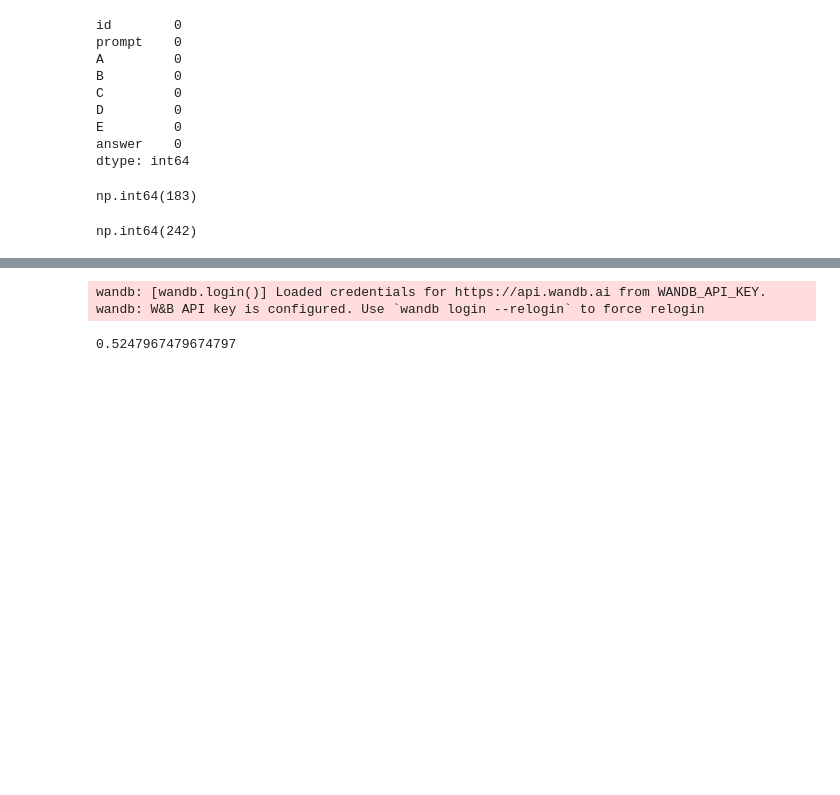
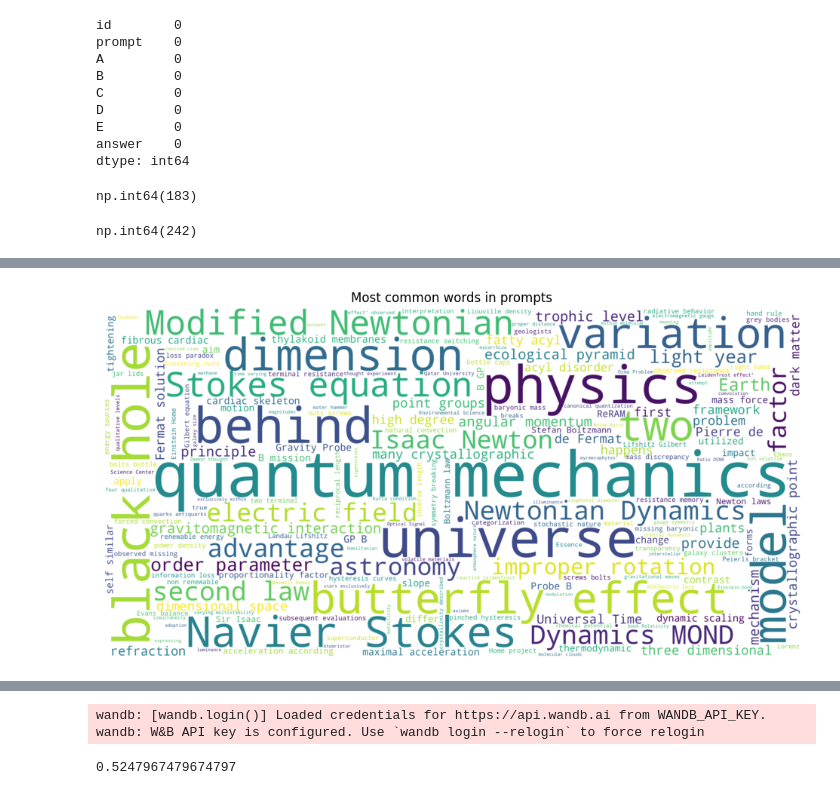
Before and after one commit to 24f2002314/DL-24f2002314-notebook-t22026, a Jupyter notebook: DL-24f2002314-notebook-t22026.ipynb, the cells around one changed output, grey strips where cells are left out. Saved outputs shown, nothing was run; the diff lists cells and outputs as text; code cells hidden in the pictures; blank space fills up the shorter version.

```diff
--- a/DL-24f2002314-notebook-t22026.ipynb
+++ b/DL-24f2002314-notebook-t22026.ipynb
@@ -104,3 +121,28 @@ Text(0.5, 1.0, 'Answer Distribution')
+# %%
+from wordcloud import WordCloud,STOPWORDS
+import matplotlib.pyplot as plt
+
+text=" ".join(df['prompt'].tolist())
+custom_stopwords=[
+    'following', 'listed', 'choices', 'choice', 'options', 'option',
+    'correct', 'answer', 'answers', 'statement', 'statements',
+    'identify', 'select', 'determine', 'pick', 'choose',
+    'context', 'given', 'carefully', 'possible', 'best',
+    'among', 'accurately', 'describes', 'describe', 'accurate',
+    'based', 'relationship', 'role', 'reason', 'significance',
+    'associated', 'used', 'term', 'distinction', 'defined', 'definition',
+    'concept', 'measuring', 'origin', 'proposed', 'purpose',
+    'focus', 'main', 'formation', 'processes'
+]
+wc=WordCloud(width=2000,height=1000,background_color='white',scale=2,stopwords=STOPWORDS.union(custom_stopwords),max_words=200).generate(text)
+
+plt.figure(figsize=(12,6))
+plt.imshow(wc, interpolation='bilinear')
+plt.axis('off')
+plt.title("Most common words in prompts")
+plt.show()
+# %% [output]
+[figure, added]
 # %%
 df=df.drop('answer',axis=1)
 # %%
```
Also changed, not shown: parts of 15 cells of this notebook.
